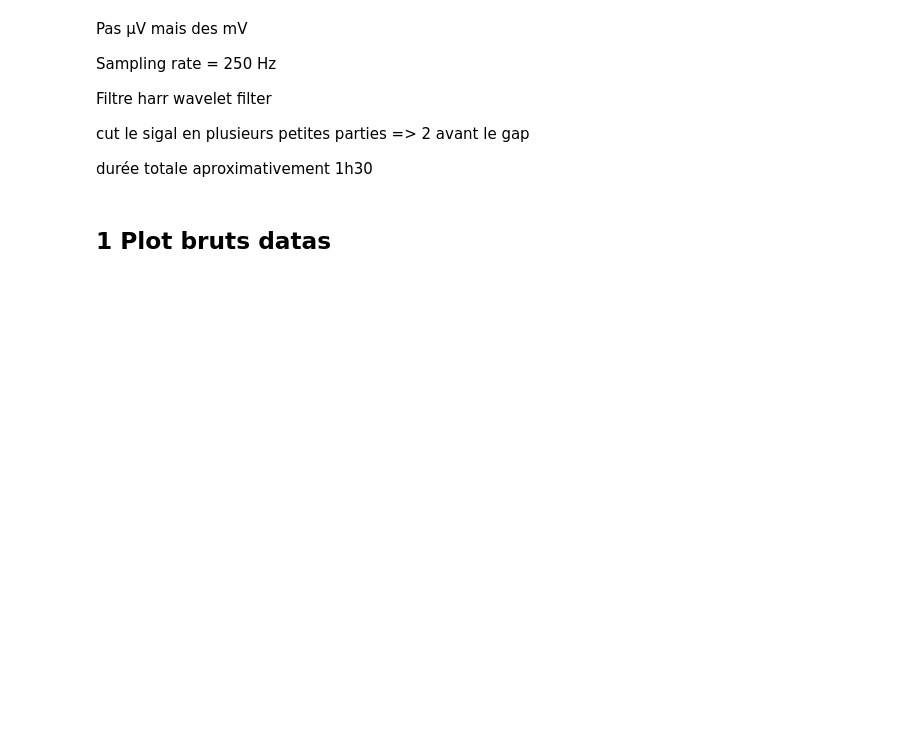
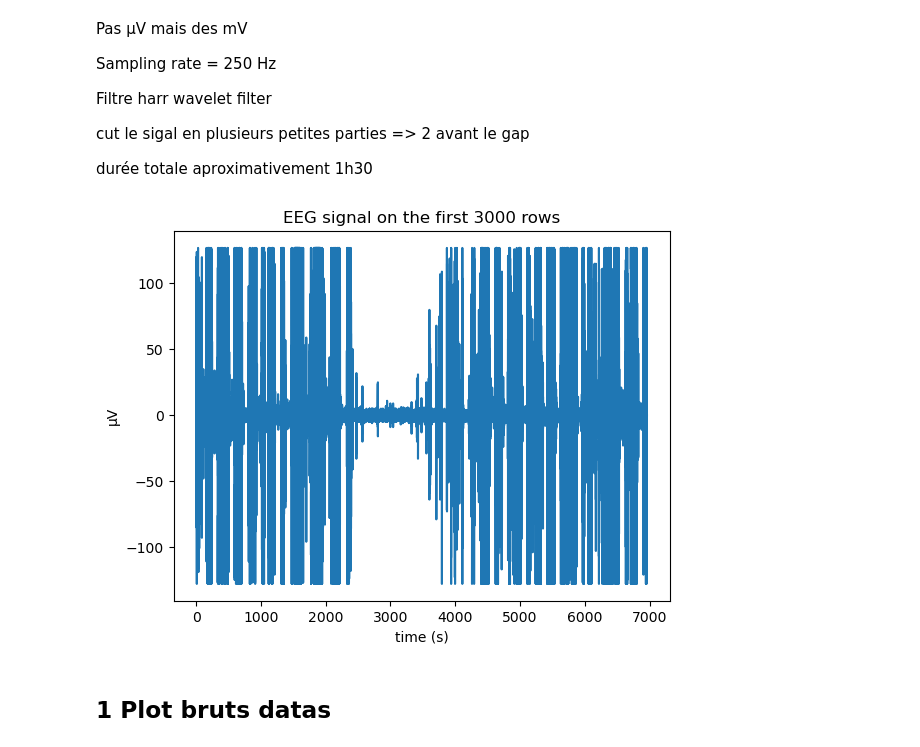
Before and after one commit to ChabCorp/LFP_IPMC, a Jupyter notebook: code/6_new_version.ipynb, the cells around one changed output. Cells and saved outputs as stored; diff of their text form; code cells hidden in the pictures; blank space fills up the shorter version.

```diff
--- a/code/6_new_version.ipynb
+++ b/code/6_new_version.ipynb
@@ -27,6 +27,19 @@ durée totale aproximativement 1h30
 sampling_rate = 250 # in seconds
 time = 1/sampling_rate
 unit_time = 's'
+# %%
+df = pd.read_csv('../data/EEGArchi13mPFC.txt')
+# df = df.iloc[int(start*20_000):int(end*20_000)]
+df['time'] = df.index * time
+df.rename(columns={'0': 'µV'}, inplace=True)
+plt.plot(df['time'], df['µV'])
+plt.xlabel(f'time ({unit_time})')
+plt.ylabel('µV')
+plt.title('EEG signal on the first 3000 rows')
+plt.savefig("./figures/EEG_signal_all_data.png")
+plt.show()
+# %% [output]
+[figure, added]
 # %% [markdown]
 ## 1 Plot bruts datas
 # %% [markdown]
```
Also changed, not shown: parts of 4 cells of this notebook, 1 other file.
